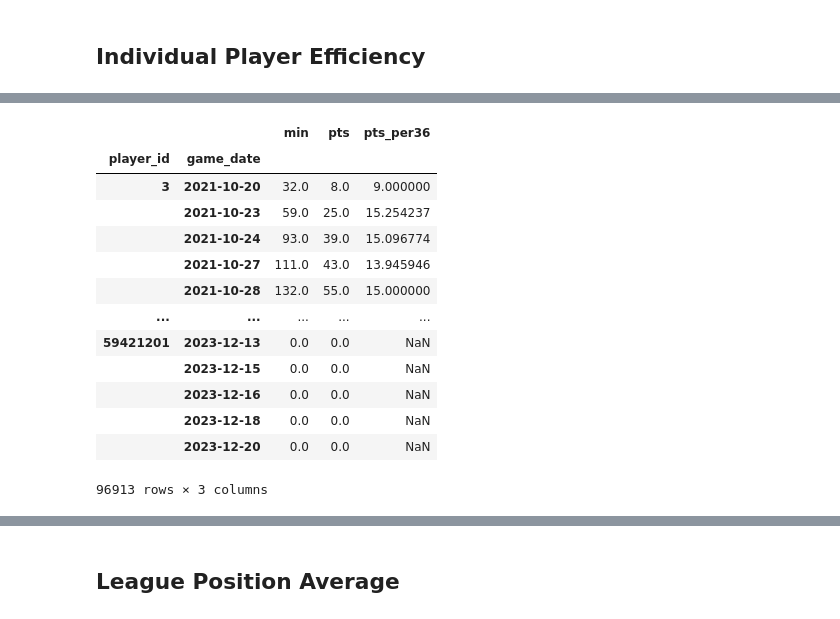
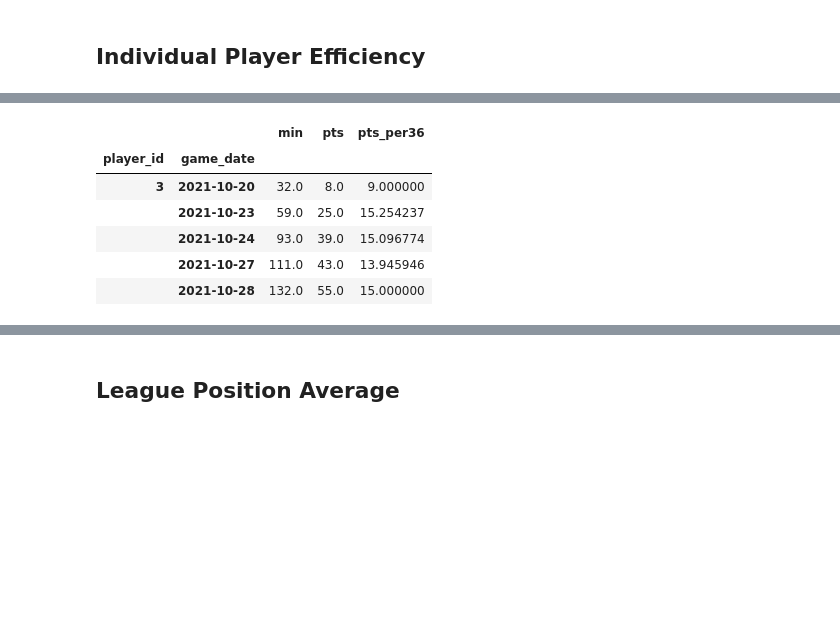
Before and after one commit to curtishiga/NBAstats, a Jupyter notebook: NBA Analysis.ipynb, the cells around one changed output, grey strips where cells are left out. Cells and saved outputs as stored; diff of their text form; code cells hidden in the pictures; blank space fills up the shorter version.

```diff
--- a/NBA Analysis.ipynb
+++ b/NBA Analysis.ipynb
@@ -269,16 +280,12 @@ team_pos_rolling_eff
 # %%
 def player_pts_rolling_sum(group):
     group_indexed = group.sort_values('game_date')\
-                        .set_index('game_date')
-
-    group_index['prev_game_date'] = group_index['game_date'].shift(1)
-
-    group_index['days_since_last_game'] = (group_index['game_date'] - group_index['prev_game_date']).days
+                    .set_index('game_date')
 
     rolling_group = group_indexed\
-                    [['min','pts']]\
-                    .rolling(rolling_period,
-                             min_periods = 1)\
-                    .sum()
+                        [['min','pts']]\
+                       .rolling(rolling_period,
+                                min_periods = 1)\
+                       .sum()
 
     return rolling_group
@@ -300,5 +292,5 @@ Name: player_id, Length: 130, dtype: int64
 # %%
-player_stats_rolling_eff = stats_dates.groupby(stats_dates['player_id'])\
+player_stats_rolling_eff = stats_dates.groupby('player_id')\
                             .apply(player_pts_rolling_sum)
 
 # player_stats_rolling_eff = stats_dates.set_index('game_date')\
@@ -325,20 +318,13 @@ actual_eff_merged = pd.merge(stats_dates_pos[['game_date','player_id','player_po
 # %%
 per36_stat_cols = [i for i in actual_eff_merged.columns if ('_per36' in i)]
 # %%
-player_stats_rolling_eff
+player_stats_rolling_eff.head()
 # %% [output]
 |  |  | min | pts | pts_per36 |
 | player_id | game_date |  |  |  |
 | 3 | 2021-10-20 | 32.0 | 8.0 | 9.000000 |
 |  | 2021-10-23 | 59.0 | 25.0 | 15.254237 |
 |  | 2021-10-24 | 93.0 | 39.0 | 15.096774 |
 |  | 2021-10-27 | 111.0 | 43.0 | 13.945946 |
 |  | 2021-10-28 | 132.0 | 55.0 | 15.000000 |
-| ... | ... | ... | ... | ... |
-| 59421201 | 2023-12-13 | 0.0 | 0.0 | NaN |
-|  | 2023-12-15 | 0.0 | 0.0 | NaN |
-|  | 2023-12-16 | 0.0 | 0.0 | NaN |
-|  | 2023-12-18 | 0.0 | 0.0 | NaN |
-|  | 2023-12-20 | 0.0 | 0.0 | NaN |
-96913 rows × 3 columns
 # %%
```
Also changed, not shown: parts of 51 cells of this notebook, 1 other file.
